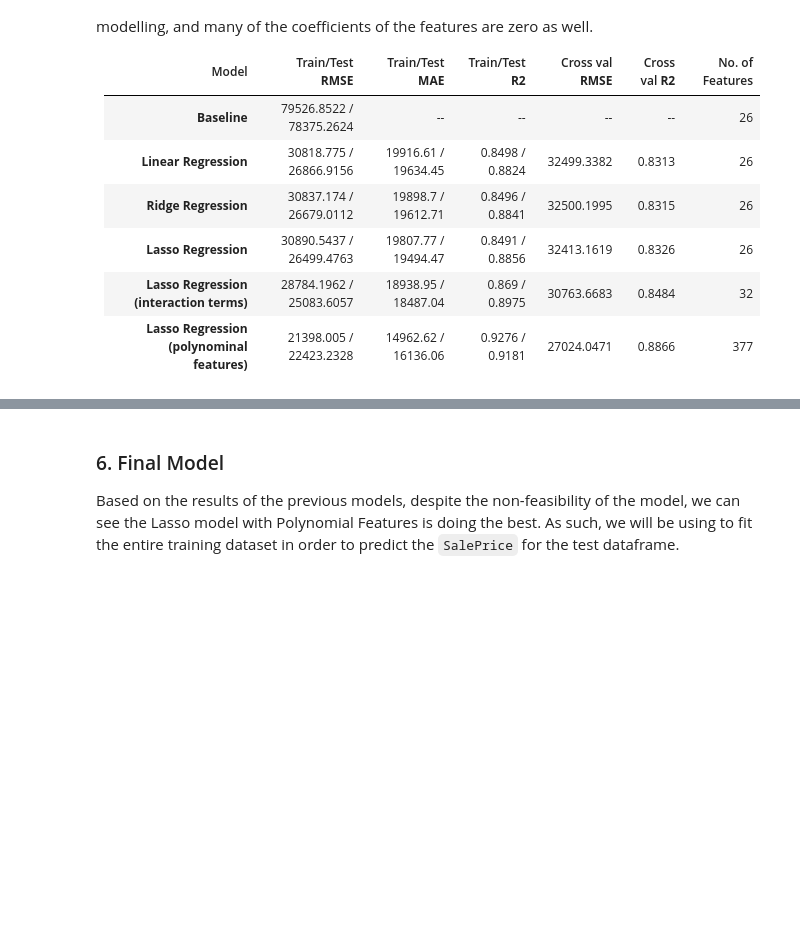
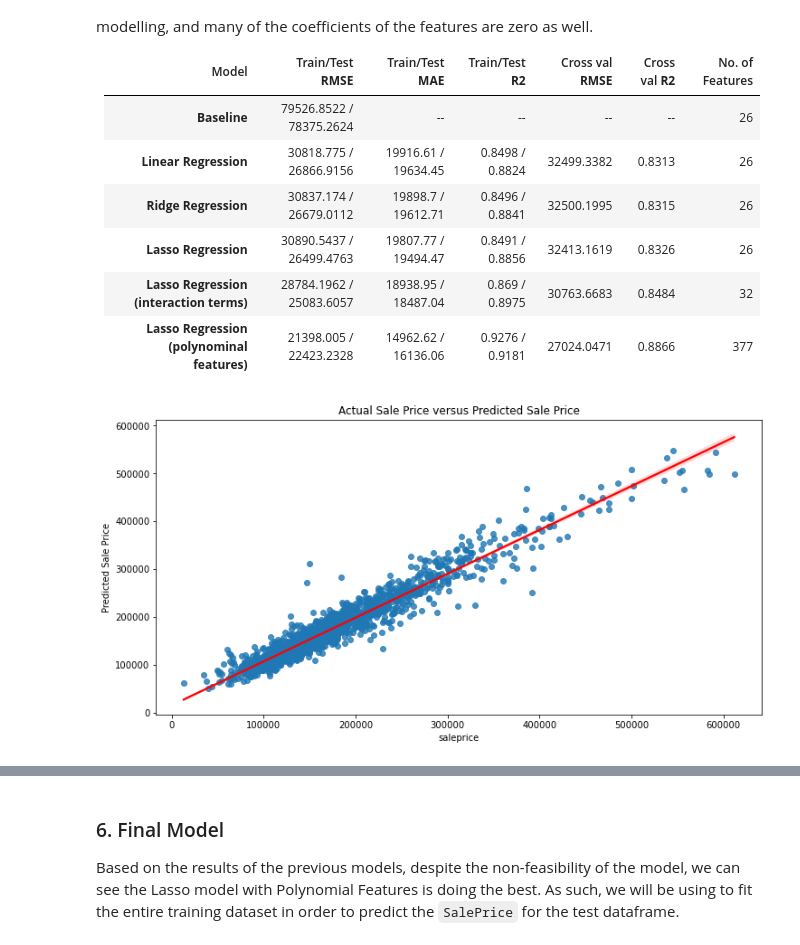
Before and after one commit to Yongfahaik/GA_projects, a Jupyter notebook: project_2/code/02_Modelling_and_Recommendations.ipynb, the cells around one changed output, grey strips where cells are left out. Cells and saved outputs as stored; diff of their text form; code cells hidden in the pictures; blank space fills up the shorter version.

```diff
--- a/project_2/code/02_Modelling_and_Recommendations.ipynb
+++ b/project_2/code/02_Modelling_and_Recommendations.ipynb
@@ -138,6 +138,17 @@ def model_crossval(model, X_mod, y_mod, cv_mod=5):
     # Printing the cross val scores
     print(f'RMSE: {round(np.sqrt(-cross_val_score(model, X_mod, y_mod, scoring="neg_mean_squared_error", cv=cv_mod).mean()), 4)}')
     print(f'R2: {round(cross_val_score(model, X_mod, y_mod, cv=cv_mod).mean(), 4)}')
+# %%
+# Function for the plot of predicted values versus actual values
+def model_plot(model, X_mod, y_mod):
+    # Predicting the y values based on the given X_mod
+    y_mod_pred = model.predict(X_mod)
+
+    plt.figure(figsize = [12, 6])                                                    # Determine figure size
+    plt.title('Actual Sale Price versus Predicted Sale Price', fontsize = 12)                # Title of Plot
+    plt.xlabel('Actual Sale Price')
+    plt.ylabel('Predicted Sale Price')
+    sns.regplot(x = y_mod, y = y_mod_pred, line_kws = {"color": "red"})              # Plot of Actual vs Predicted
 # %% [markdown]
 ### 5.1 Scaling of data
 As our later models using Ridge and Lasso would require us to scale our data prior to modelling, we will be scaling the features in our dataset
@@ -601,3 +612,8 @@ However, it should be noted that a lot of features are now included which is not
 |**Lasso Regression**| 30890.5437 / 26499.4763 | 19807.77 / 19494.47 | 0.8491 / 0.8856 | 32413.1619 | 0.8326 | 26 |
 |**Lasso Regression (interaction terms)**| 28784.1962 / 25083.6057 | 18938.95 / 18487.04 | 0.869 / 0.8975 | 30763.6683 | 0.8484 | 32 |
 |**Lasso Regression (polynominal features)**| 21398.005 / 22423.2328 | 14962.62 / 16136.06 | 0.9276 / 0.9181 | 27024.0471 | 0.8866 | 377 |
+# %%
+# Plot of the Actual Sale Price vs Predicted Sale Price for the lasso model for the training dataset
+model_plot(lasso_poly, Z_train_poly, y_train)
+# %% [output]
+[figure, added]
```
Also changed, not shown: parts of 21 cells of this notebook, 4 other files.
